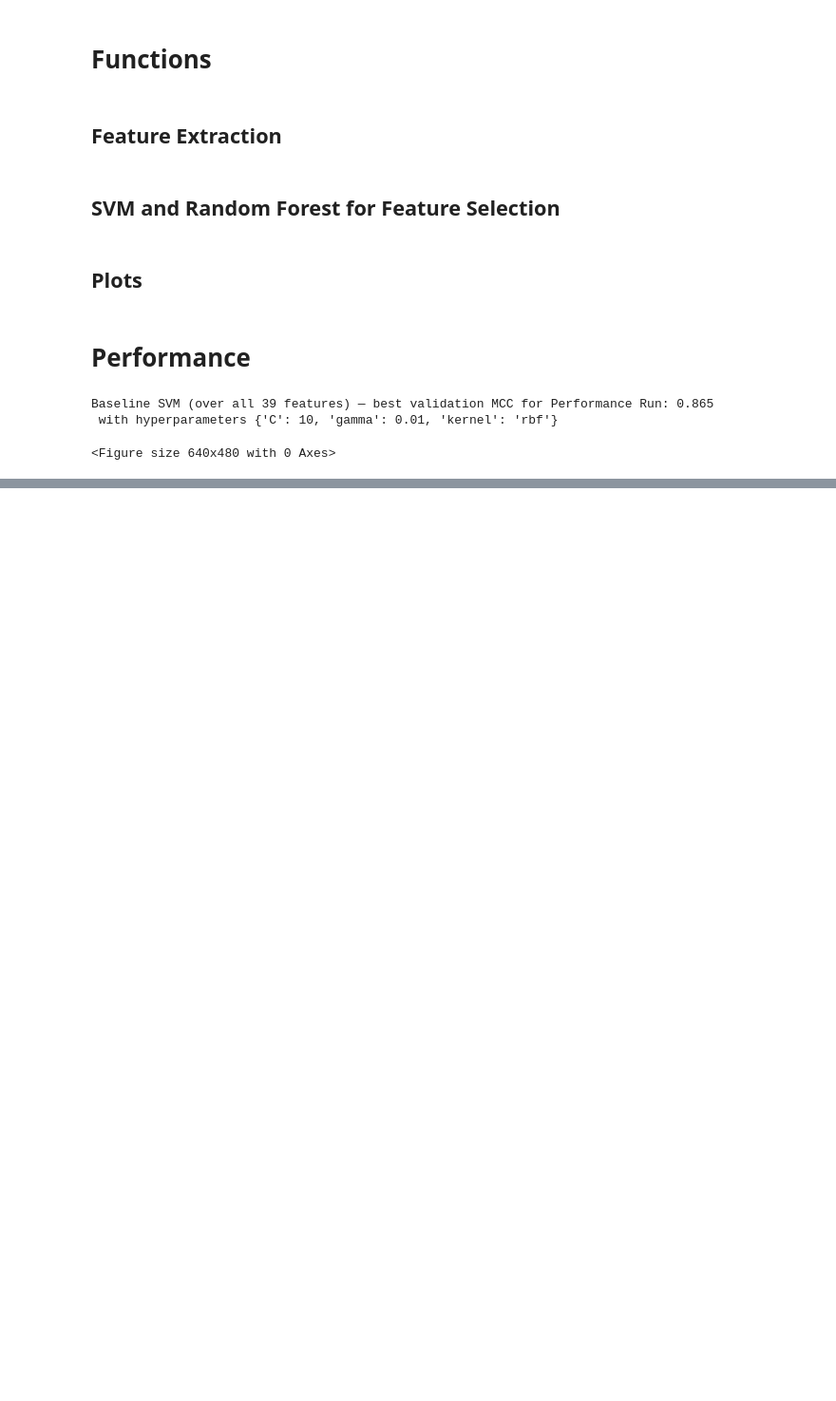
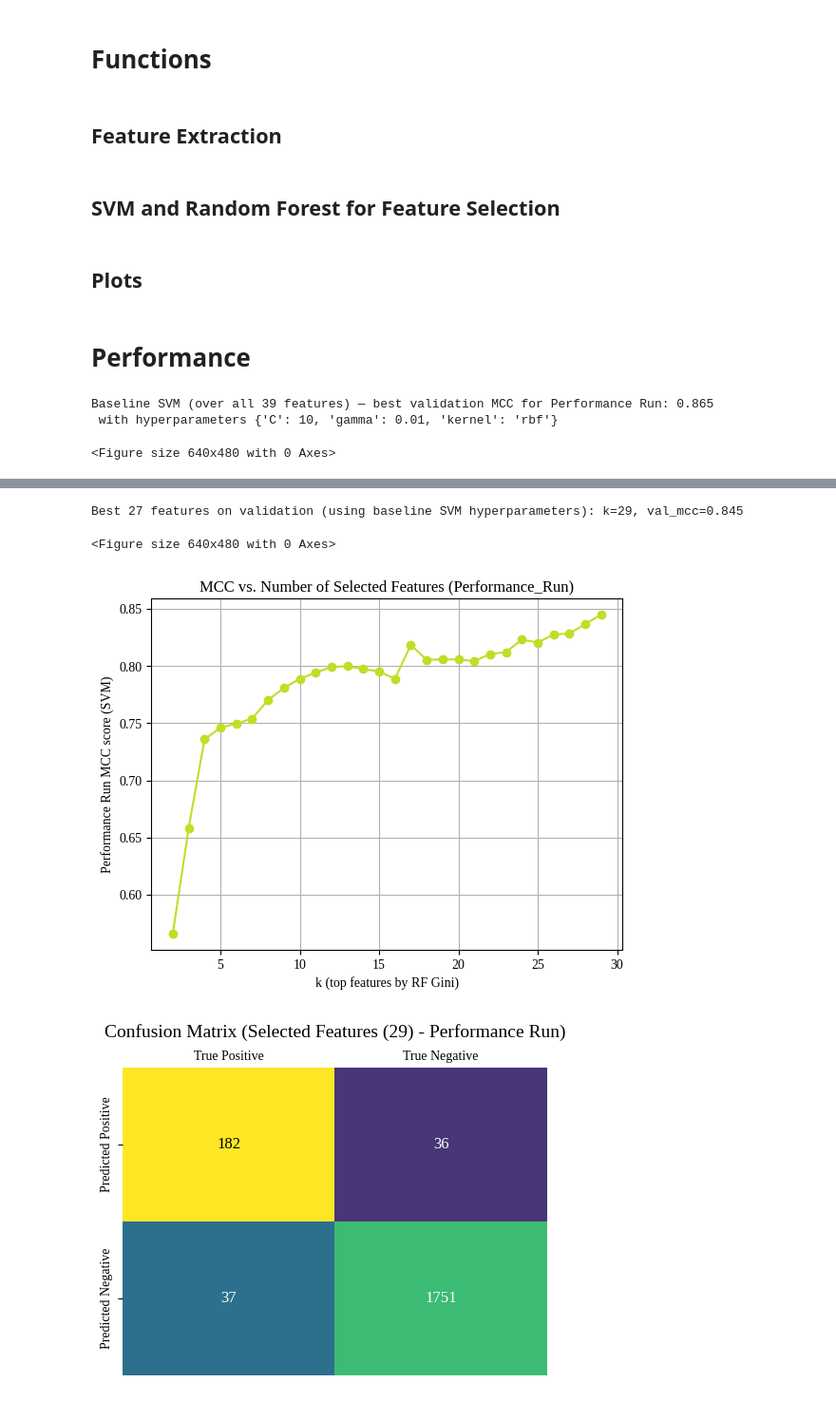
Before and after one commit to AmirAynede/LB2-project-Group-1, a Jupyter notebook: 06_performance/SVMs/scripts/10_Performance_SVM.ipynb, the cells around one changed output, grey strips where cells are left out. Shown at 95% size. Drawn from its saved outputs; the diff is of its cells as text; code cells hidden in the pictures; blank space fills up the shorter version.

Commit message:
Add Performance and benchmarking

```diff
--- a/06_performance/SVMs/scripts/10_Performance_SVM.ipynb
+++ b/06_performance/SVMs/scripts/10_Performance_SVM.ipynb
@@ -308,7 +308,7 @@ def mcc_subset(C, gamma, kernel, subset_features):
 # %% [markdown]
 ## Plots
 # %%
-def plot_confusion_matrix_custom(y_true, y_pred, round_num, features):
+def plot_confusion_matrix_custom(y_true, y_pred, features):
     cm_ = confusion_matrix(y_true, y_pred)
     TN, FP, FN, TP = cm_.ravel()
     plot_cm = np.array([[TP, FP],
@@ -338,7 +338,7 @@ def plot_confusion_matrix_custom(y_true, y_pred, round_num, features):
     ax.set_yticklabels(['Predicted Negative', 'Predicted Positive'],
                        rotation=90, va='center', fontname='Liberation Serif')
 
-    ax.set_title(f'Confusion Matrix ({features} - Round {round_num})',
+    ax.set_title(f'Confusion Matrix ({features} - Performance Run)',
                  fontsize=14, fontfamily='Liberation Serif', pad=10)
     for spine in ax.spines.values():
         spine.set_visible(False)
@@ -407,6 +407,7 @@ feature_names = np.array([f"composition_({residue})" for residue in "AQLSREKTNGM
   ])
 # X == features
 # Y == classes
+cm_sel=[]
 
 train_seqs = train_df["Frag_90"]
 Y_train = train_df["Class"]
@@ -422,7 +423,7 @@ Y_bench = bench_df["Class"]
 # FEATURE EXTRACTION AND SCALING
 X_train = feature_scaler(extract_features(train_seqs))
 X_val = feature_scaler(extract_features(val_seqs))
-X_test = feature_scaler(extract_features(bench_seqs))
+X_bench = feature_scaler(extract_features(bench_seqs))
 
 kernels = ["linear", "rbf", "poly"]
 C_grid = [0.1, 1, 10, 100]
@@ -441,30 +442,103 @@ rf = RandomForestClassifier(      # <--ADDRESSING CLASS UNBALANCE
         n_jobs=-1, class_weight={0: 9, 1: 1}
 )
 rf.fit(X_train, Y_train)  # fit only on TRAIN
 gini_imp = pd.Series(rf.feature_importances_, index = feature_names).sort_values(ascending=False)
 gini_df = gini_imp.reset_index()
 gini_df.columns = ["feature", "importance"]
 gini_df.to_csv("Features_gini_Performance_Run.tsv", sep = "\t", index = False, header = True)
 
 # Plot top 20
 plt.figure()
 colors = plt.cm.viridis(np.linspace(0, 1, 20))
 plt.barh(gini_df["feature"].head(20)[::-1],gini_df["importance"].head(20)[::-1],color=colors)
 plt.xlabel("Gini importance")
 plt.ylabel("Features")
 plt.title(f"RandomForest Gini Importances (Top 20 - Performance Run)")
 plt.savefig(f"Top_Features_Performance_Run.pdf", dpi = 1000, format = "pdf", bbox_inches="tight", pad_inches = 0.2)
 plt.clf()
 plt.figure()
 colors = plt.cm.viridis(np.linspace(0, 1, 20))
 plt.barh(gini_df["feature"].head(20)[::-1],gini_df["importance"].head(20)[::-1],color=colors)
 plt.xlabel("Gini importance")
 plt.ylabel("Features")
 plt.title(f"RandomForest Gini Importances (Top 20 - Performance_Run)")
 plt.show()
 print("")
+
+ks = list(range(2, min(30, X_train.shape[1]+1)))  # keep it small for speed/clarity
+mcc_curve = []
+
+for k in ks:
+    subset = gini_df["feature"].head(k).tolist()
+    mcc_k = mcc_subset(mcc_params["C"], mcc_params["gamma"], mcc_params["kernel"], subset)
+    mcc_curve.append(mcc_k)
+
+mcc_idx = int(np.argmax(mcc_curve))
+mcc_ks = ks[mcc_idx]
+print(f"Best {mcc_idx} features on validation (using baseline SVM hyperparameters): k={mcc_ks}, val_mcc={mcc_curve[mcc_idx]:.3f}")
+print("")
+
+plt.figure()
+plt.plot(ks, mcc_curve, marker="o", color=plt.cm.viridis(0.9))
+plt.xlabel("k (top features by RF Gini)")
+plt.ylabel("Performance Run MCC score (SVM)")
+plt.title(f"MCC vs. Number of Selected Features (Performance_Run)")
+plt.grid(True)
+plt.savefig(f"MCC_Performance_Run.pdf", dpi = 1000, format = "pdf", bbox_inches="tight", pad_inches = 0.2)
+plt.clf()
+plt.figure()
+plt.plot(ks, mcc_curve, marker="o", color=plt.cm.viridis(0.9))
+plt.xlabel("k (top features by RF Gini)")
+plt.ylabel("Performance Run MCC score (SVM)")
+plt.title(f"MCC vs. Number of Selected Features (Performance_Run)")
+plt.grid(True)
+plt.show()
+print("")
+
+# Use the best k from the validation curve
+feature_subset = gini_df["feature"].head(mcc_ks).tolist()
+
+mcc_idx = [np.where(feature_names == f)[0][0] for f in feature_subset]
+
+Xtr = X_train[:, mcc_idx]
+Xva = X_val[:, mcc_idx]
+Xbe = X_bench[:, mcc_idx]
+
+# Manual grid search again but now restricted to the selected features
+mcc_sel, mcc_selp = grid_search(kernels, C_grid, gamma_grid, Xtr, Y_train, Xva, Y_val)
+
+# Train final model on TRAIN+VAL with best params (optional) or just TRAIN; here we keep TRAIN only as per your outline
+
+final_model = svm_pipeline(mcc_selp["C"], mcc_selp["gamma"], mcc_selp["kernel"])
+final_model = final_model.fit(Xtr, Y_train)
+
+pickle.dump(final_model, gzip.open(f"SVM(selected)_mcc_Performance_Run.pkl.gz","w"))
+predmcc_bench = final_model.predict(Xbe)
+test_mcc = matthews_corrcoef(Y_bench, predmcc_bench)
+
+cm_sel.append(confusion_matrix(Y_bench, predmcc_bench))
+
+plot_confusion_matrix_custom(Y_bench, predmcc_bench, f"Selected Features ({len(mcc_idx)})")
+plt.show()
+plot_confusion_matrix_custom(Y_bench, predmcc_bench, f"Selected Features ({len(mcc_idx)})")
+plt.savefig(f"CM_selected_Prediction_Run.pdf", dpi=1000, format="pdf", bbox_inches="tight", pad_inches=0.2)
+plt.clf()
+
+metrics_mcc_values = [test_mcc, precision_score(Y_bench, predmcc_bench), recall_score(Y_bench, predmcc_bench), accuracy_score(Y_bench, predmcc_bench), f1_score(Y_bench, predmcc_bench)]
+pickle.dump(metrics_mcc_values, gzip.open(f"Metrics(sel)_mcc_Performance_Run.pkl.gz","w"))
+
+print(f"Selected features ({len(mcc_idx)} over the best {len(ks)}:", mcc_selp)
+print("")
+print("Best MCC score on selected features: ", f"{mcc_sel:.3f}\n", "with best hyperparameters:", mcc_selp)
+print("")
+print("Benchmarking MCC score (selected features, tuned on val): ", f"{test_mcc:.3f}")
+print("")
 # %% [output]
 Baseline SVM (over all 39 features) — best validation MCC for Performance Run: 0.865
  with hyperparameters {'C': 10, 'gamma': 0.01, 'kernel': 'rbf'}
 <Figure size 640x480 with 0 Axes>
 [figure]
+Best 27 features on validation (using baseline SVM hyperparameters): k=29, val_mcc=0.845
+<Figure size 640x480 with 0 Axes>
+[figure, added]
+[figure, added]
```
Also changed, not shown: parts of 1 cell of this notebook.
